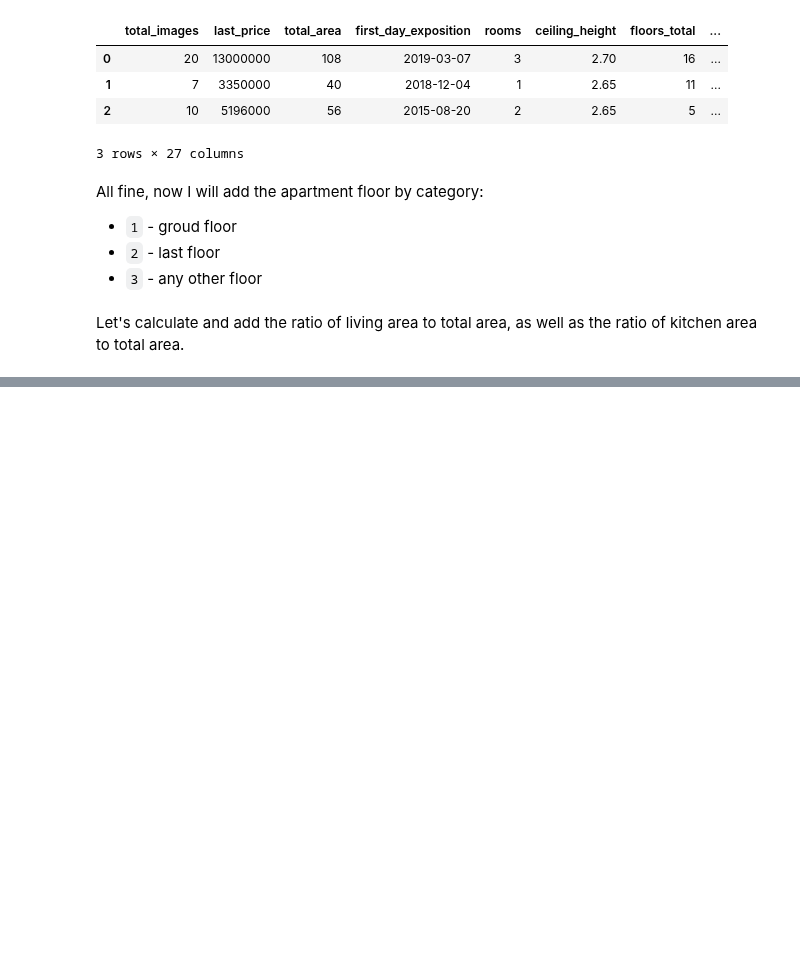
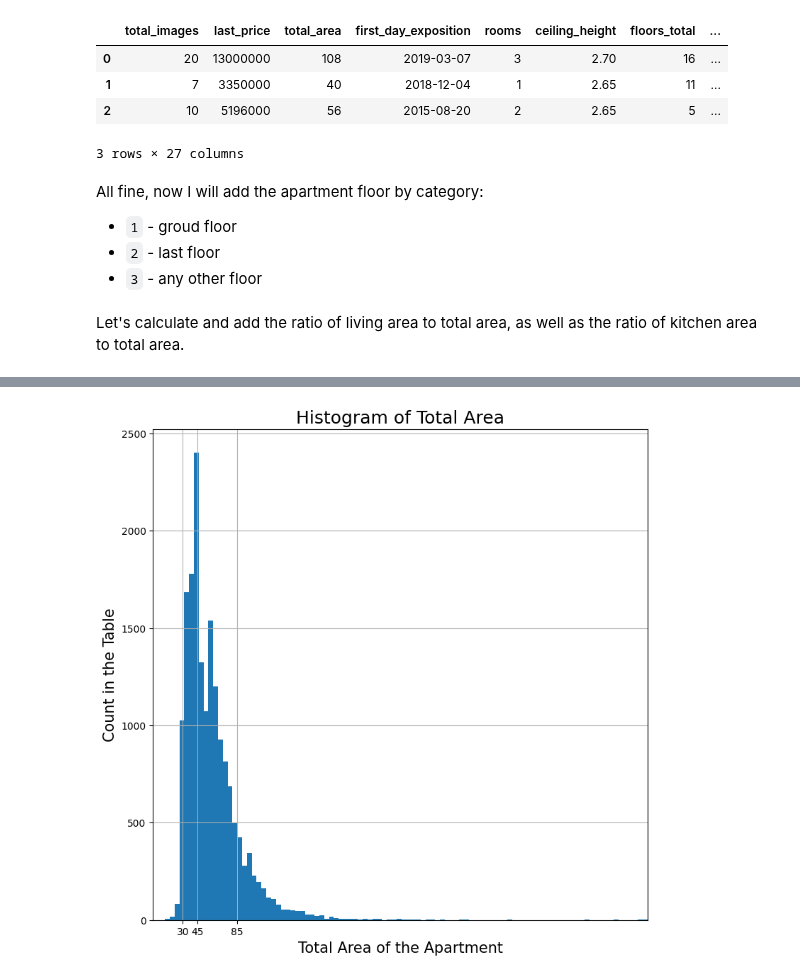
Before and after one commit to f4n9x/da_portfolio, a Jupyter notebook: 002_Real_Estate/real_estate.ipynb, the cells around one changed output, grey strips where cells are left out. Saved outputs shown, nothing was run; the diff lists cells and outputs as text; code cells hidden in the pictures; blank space fills up the shorter version.

```diff
--- a/002_Real_Estate/real_estate.ipynb
+++ b/002_Real_Estate/real_estate.ipynb
@@ -525,0 +574,18 @@ df['kitchen_to_total_%'] = df['kitchen_to_total_%'].astype(int)
+# %%
+# Histogram for the total area of the apartment
+df['total_area'].plot(kind='hist', y='total_area', bins=100, figsize=(9, 9), grid=True)
+plt.xlabel('Total Area of the Apartment', fontsize=15)
+plt.ylabel('Count in the Table', fontsize=15)
+
+# Title of the chart
+plt.title('Histogram of Total Area', fontsize=18)
+
+# Limiting the maximum area
+plt.xlim([0, 500])
+
+# Adding additional ticks for better understanding of the histogram
+plt.xticks([30, 45, 85])
+
+plt.show()
+# %% [output]
+[figure, added]
```
Also changed, not shown: parts of 50 cells of this notebook.
